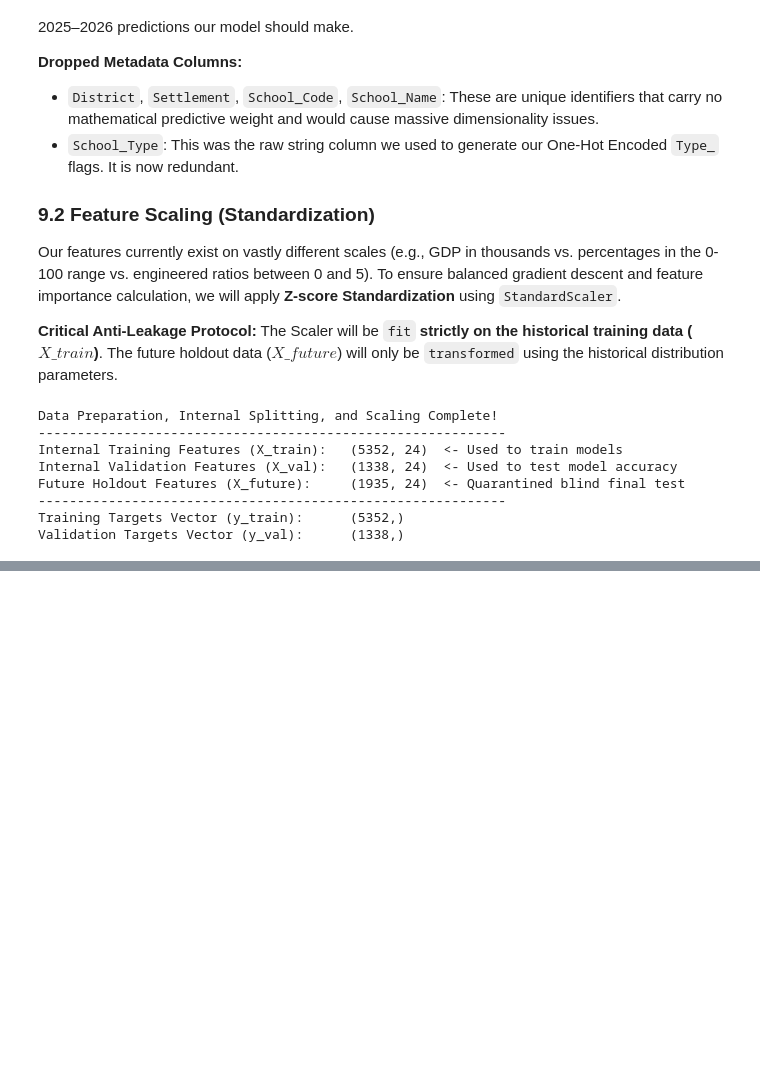
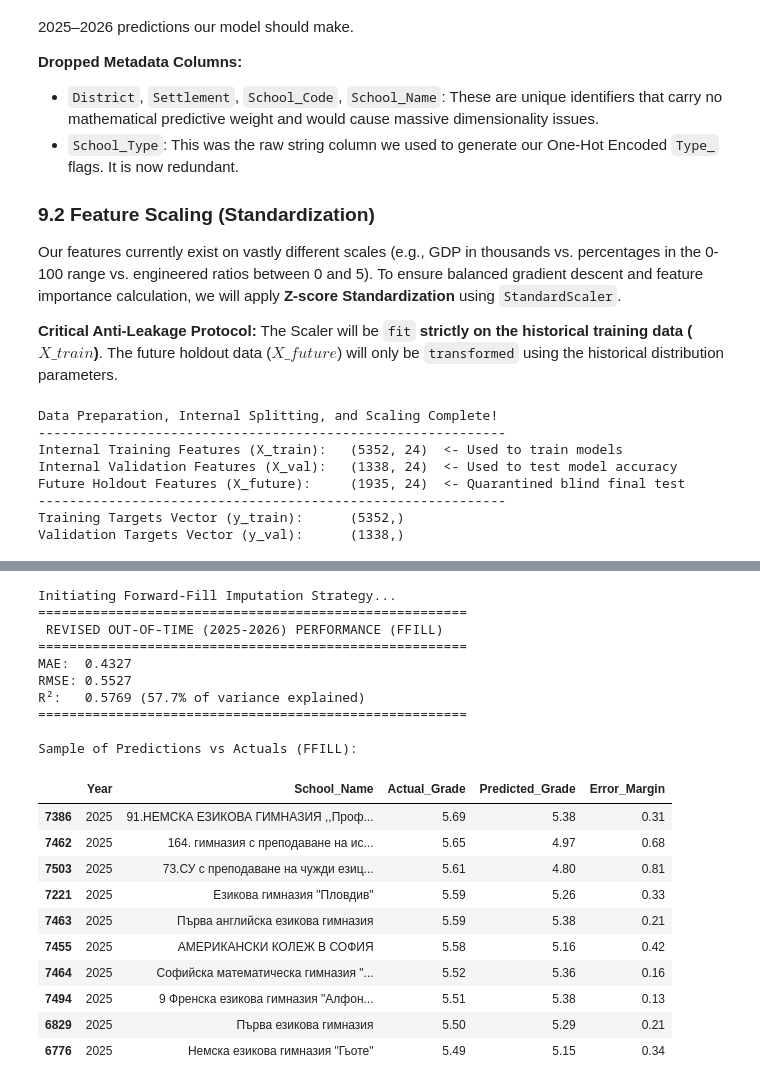
Before and after one commit to Nalyan-Beytula/Machine-Learning, a Jupyter notebook: predicting_dzi_grades_ml.ipynb, the cells around one changed output, grey strips where cells are left out. Cells and saved outputs as stored; diff of their text form; code cells hidden in the pictures; blank space fills up the shorter version.

```diff
--- a/predicting_dzi_grades_ml.ipynb
+++ b/predicting_dzi_grades_ml.ipynb
@@ -733,0 +956,70 @@ Validation Targets Vector (y_val):      (1338,)
+# %%
+print("Initiating Forward-Fill Imputation Strategy...")
+
+# 1. Temporarily combine data to allow chronological forward-filling
+combined_data = pd.concat([historical_data, future_data])
+combined_data = combined_data.sort_values(by=['School_Code', 'Year'])
+
+# 2. Apply Forward-Fill to carry 2024 data into 2025/2026
+combined_data = combined_data.ffill()
+
+# 3. Isolate the patched future data
+future_data_ffill = combined_data[combined_data['Year'] >= 2025].copy()
+
+# 4. Scale the patched future data using our original scaler
+X_future_raw_ffill = future_data_ffill.drop(columns=metadata_cols + ['BEL_Grade'], errors='ignore')
+X_future_patched = pd.DataFrame(
+    scaler.transform(X_future_raw_ffill),
+    columns=X_future_raw_ffill.columns,
+    index=X_future_raw_ffill.index
+)
+
+# 5. Predict and Evaluate
+ffill_predictions = gb_model.predict(X_future_patched)
+y_future_ffill = future_data_ffill['BEL_Grade']
+
+mae_ffill = mean_absolute_error(y_future_ffill, ffill_predictions)
+rmse_ffill = np.sqrt(mean_squared_error(y_future_ffill, ffill_predictions))
+r2_ffill = r2_score(y_future_ffill, ffill_predictions)
+
+print("=" * 55)
+print(" REVISED OUT-OF-TIME (2025-2026) PERFORMANCE (FFILL)")
+print("=" * 55)
+print(f"MAE:  {mae_ffill:.4f}")
+print(f"RMSE: {rmse_ffill:.4f}")
+print(f"R²:   {r2_ffill:.4f} ({(r2_ffill*100):.1f}% of variance explained)")
+print("=" * 55 + "\n")
+
+# 6. Create the unified final results table
+forecast_table = future_data_ffill[['Year', 'School_Name']].copy()
+forecast_table['Actual_Grade'] = y_future_ffill.values
+forecast_table['Predicted_Grade'] = np.round(ffill_predictions, 2)
+forecast_table['Error_Margin'] = np.round(np.abs(forecast_table['Actual_Grade'] - forecast_table['Predicted_Grade']), 2)
+
+# Sort to view the top performing schools in 2025
+forecast_table = forecast_table.sort_values(by=['Year', 'Actual_Grade'], ascending=[True, False])
+
+print("Sample of Predictions vs Actuals (FFILL):")
+display(forecast_table.head(10))
+# %% [output]
+Initiating Forward-Fill Imputation Strategy...
+=======================================================
+ REVISED OUT-OF-TIME (2025-2026) PERFORMANCE (FFILL)
+=======================================================
+MAE:  0.4327
+RMSE: 0.5527
+R²:   0.5769 (57.7% of variance explained)
+=======================================================
+
+Sample of Predictions vs Actuals (FFILL):
+|  | Year | School_Name | Actual_Grade | Predicted_Grade | Error_Margin |
+| 7386 | 2025 | 91.НЕМСКА ЕЗИКОВА ГИМНАЗИЯ ,,Проф... | 5.69 | 5.38 | 0.31 |
+| 7462 | 2025 | 164. гимназия с преподаване на ис... | 5.65 | 4.97 | 0.68 |
+| 7503 | 2025 | 73.СУ с преподаване на чужди езиц... | 5.61 | 4.80 | 0.81 |
+| 7221 | 2025 | Езикова гимназия "Пловдив" | 5.59 | 5.26 | 0.33 |
+| 7463 | 2025 | Първа английска езикова гимназия | 5.59 | 5.38 | 0.21 |
+| 7455 | 2025 | АМЕРИКАНСКИ КОЛЕЖ В СОФИЯ | 5.58 | 5.16 | 0.42 |
+| 7464 | 2025 | Софийска математическа гимназия "... | 5.52 | 5.36 | 0.16 |
+| 7494 | 2025 | 9 Френска езикова гимназия "Алфон... | 5.51 | 5.38 | 0.13 |
+| 6829 | 2025 | Първа езикова гимназия | 5.50 | 5.29 | 0.21 |
+| 6776 | 2025 | Немска езикова гимназия "Гьоте" | 5.49 | 5.15 | 0.34 |
```
Also changed, not shown: parts of 24 cells of this notebook.
